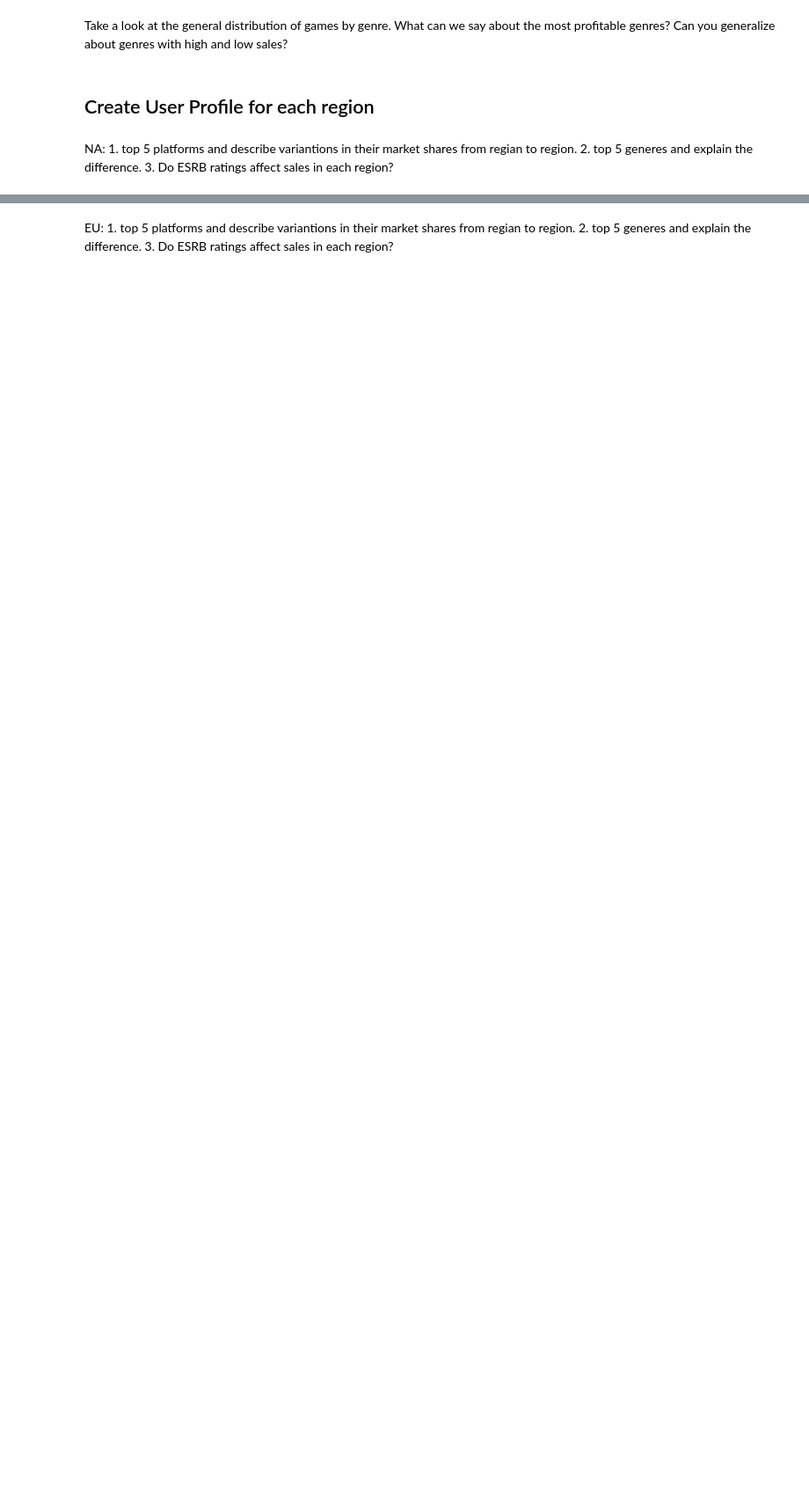
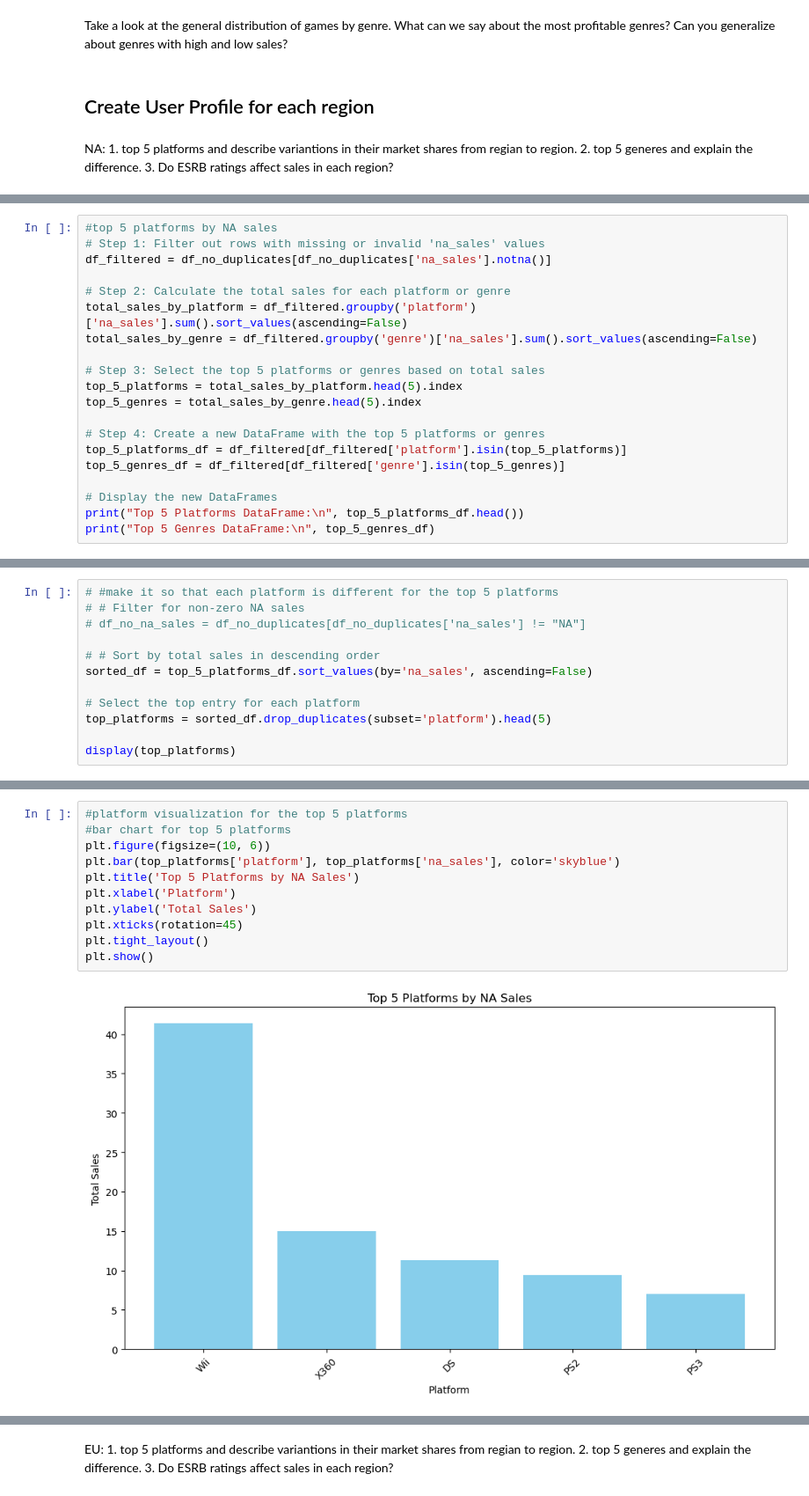
Before and after one commit to becominggiant/game_analysis, a Jupyter notebook: EDA.ipynb, the cells around one changed output, grey strips where cells are left out. Shown at 88% size. Cells and saved outputs as stored; diff of their text form; blank space fills up the shorter version.

```diff
--- a/EDA.ipynb
+++ b/EDA.ipynb
@@ -656,0 +630,20 @@ NA:
+# %%
+#top 5 platforms by NA sales
+# Step 1: Filter out rows with missing or invalid 'na_sales' values
+df_filtered = df_no_duplicates[df_no_duplicates['na_sales'].notna()]
+
+# Step 2: Calculate the total sales for each platform or genre
+total_sales_by_platform = df_filtered.groupby('platform')['na_sales'].sum().sort_values(ascending=False)
+total_sales_by_genre = df_filtered.groupby('genre')['na_sales'].sum().sort_values(ascending=False)
+
+# Step 3: Select the top 5 platforms or genres based on total sales
+top_5_platforms = total_sales_by_platform.head(5).index
+top_5_genres = total_sales_by_genre.head(5).index
+
+# Step 4: Create a new DataFrame with the top 5 platforms or genres
+top_5_platforms_df = df_filtered[df_filtered['platform'].isin(top_5_platforms)]
+top_5_genres_df = df_filtered[df_filtered['genre'].isin(top_5_genres)]
+
+# Display the new DataFrames
+print("Top 5 Platforms DataFrame:\n", top_5_platforms_df.head())
+print("Top 5 Genres DataFrame:\n", top_5_genres_df)
@@ -656,0 +668,12 @@ NA:
+# %%
+# #make it so that each platform is different for the top 5 platforms
+# # Filter for non-zero NA sales
+# df_no_na_sales = df_no_duplicates[df_no_duplicates['na_sales'] != "NA"]
+
+# # Sort by total sales in descending order
+sorted_df = top_5_platforms_df.sort_values(by='na_sales', ascending=False)
+
+# Select the top entry for each platform
+top_platforms = sorted_df.drop_duplicates(subset='platform').head(5)
+
+display(top_platforms)
@@ -656,0 +687,13 @@ NA:
+# %%
+#platform visualization for the top 5 platforms
+#bar chart for top 5 platforms
+plt.figure(figsize=(10, 6))
+plt.bar(top_platforms['platform'], top_platforms['na_sales'], color='skyblue')
+plt.title('Top 5 Platforms by NA Sales')
+plt.xlabel('Platform')
+plt.ylabel('Total Sales')
+plt.xticks(rotation=45)
+plt.tight_layout()
+plt.show()
+# %% [output]
+[figure, added]
```
Also changed, not shown: parts of 18 cells of this notebook.
